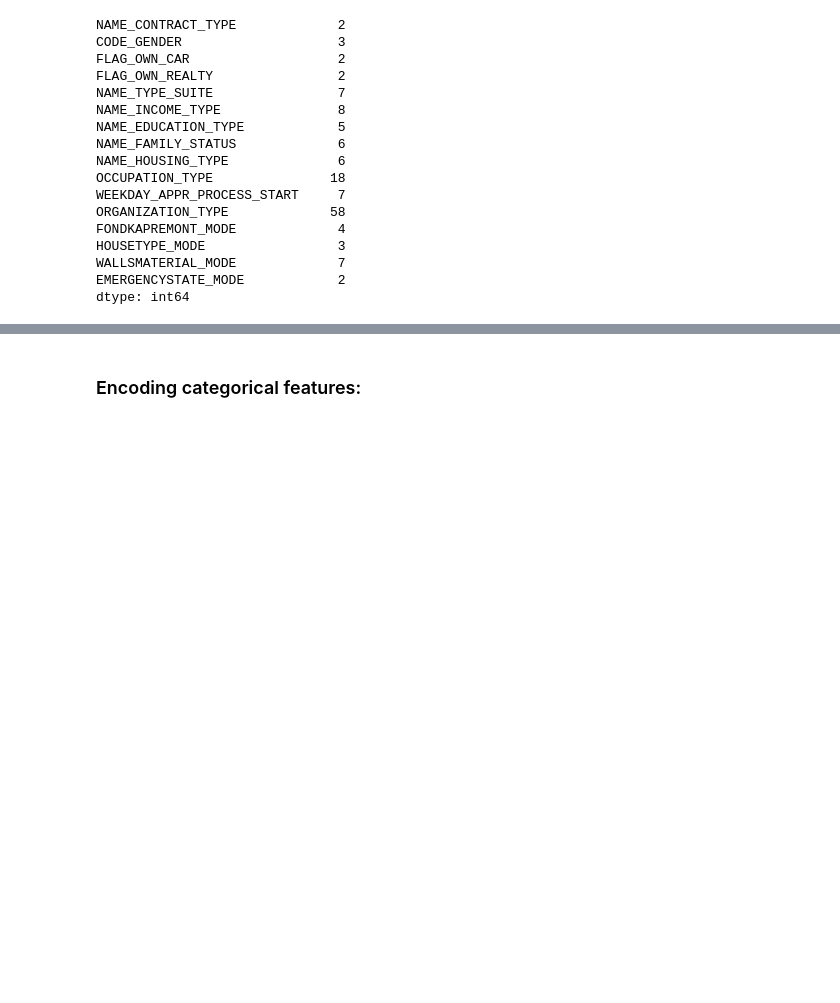
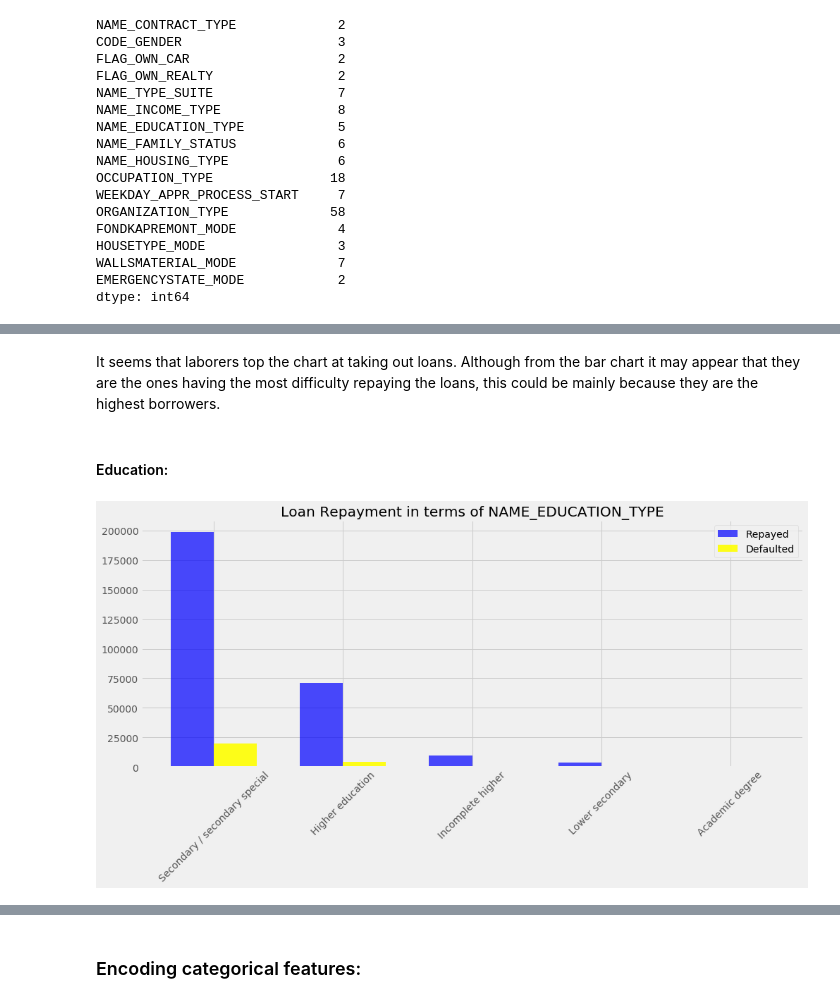
Before and after one commit to ashiquem/home-credit-default-risk, a Jupyter notebook: defaultRisk.ipynb, the cells around one changed output, grey strips where cells are left out. Saved outputs shown, nothing was run; the diff lists cells and outputs as text; code cells hidden in the pictures; blank space fills up the shorter version.

```diff
--- a/defaultRisk.ipynb
+++ b/defaultRisk.ipynb
@@ -103,0 +158,9 @@ dtype: int64
+# %% [markdown]
+It seems that laborers top the chart at taking out loans. Although from the bar chart it may appear that they are the ones having the most difficulty repaying the loans, this could be mainly because they are the highest borrowers.
+# %% [markdown]
+####  Education:
+# %%
+fig = plt.figure(figsize=(15,6))
+plot_bars(app_train,['NAME_EDUCATION_TYPE'],'TARGET')
+# %% [output]
+[figure, added]
```
Also changed, not shown: parts of 62 cells of this notebook.
